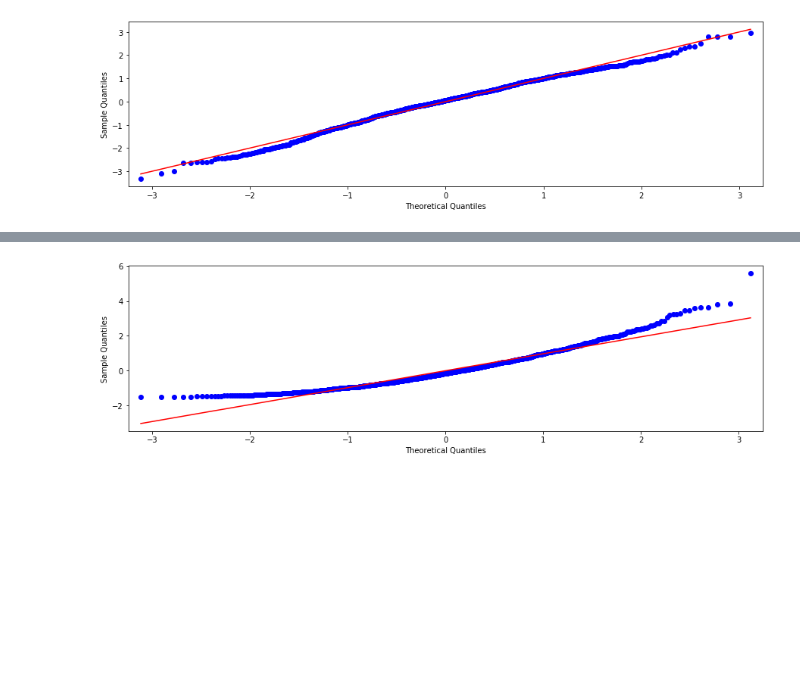
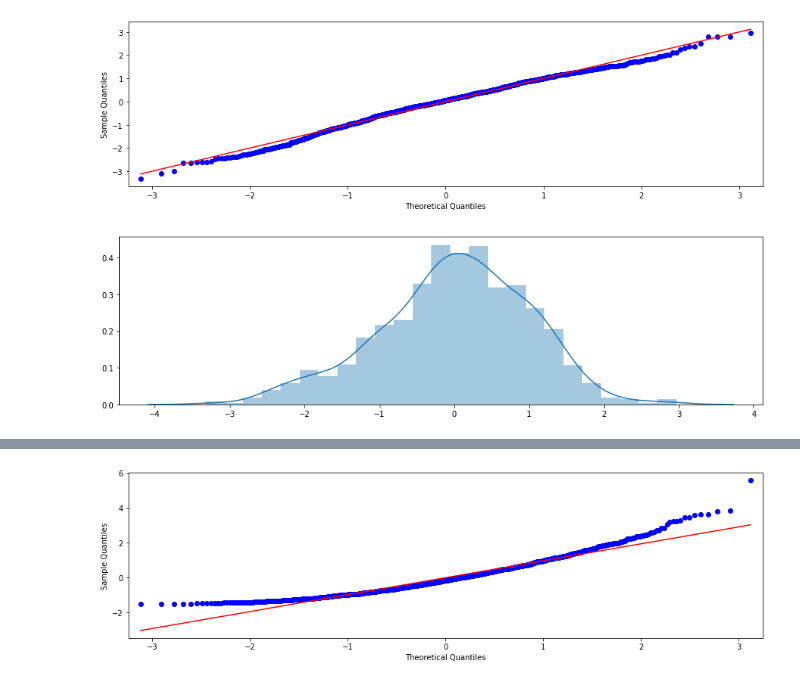
Before and after one commit to heatherholcomb/EffectsOfSpaceWeather, a Jupyter notebook: Practicum2_EffectsOfSpaceWeather_HHOLCOMB_v1.ipynb, the cells around one changed output, grey strips where cells are left out. Saved outputs shown, nothing was run; the diff lists cells and outputs as text; code cells hidden in the pictures; blank space fills up the shorter version.

```diff
--- a/Practicum2_EffectsOfSpaceWeather_HHOLCOMB_v1.ipynb
+++ b/Practicum2_EffectsOfSpaceWeather_HHOLCOMB_v1.ipynb
@@ -707,6 +732,12 @@ fig = statsmodels.graphics.gofplots.qqplot(resid, line='r')
 plt.show()
 # %% [output]
 [figure]
+# %%
+fig, ax = plt.subplots()
+ax = sns.distplot(resid_std)
+plt.show()
+# %% [output]
+[figure, added]
 # %%
 # Multiple Linear Regression
 multipleModel3 = smf.ols(formula = 'Precipitation ~ SumOfKps + SoloarRadioFlux + FluxQualifier + ObservedValueOfF10_7', data = dfFinal)
```
Also changed, not shown: parts of 56 cells of this notebook.
